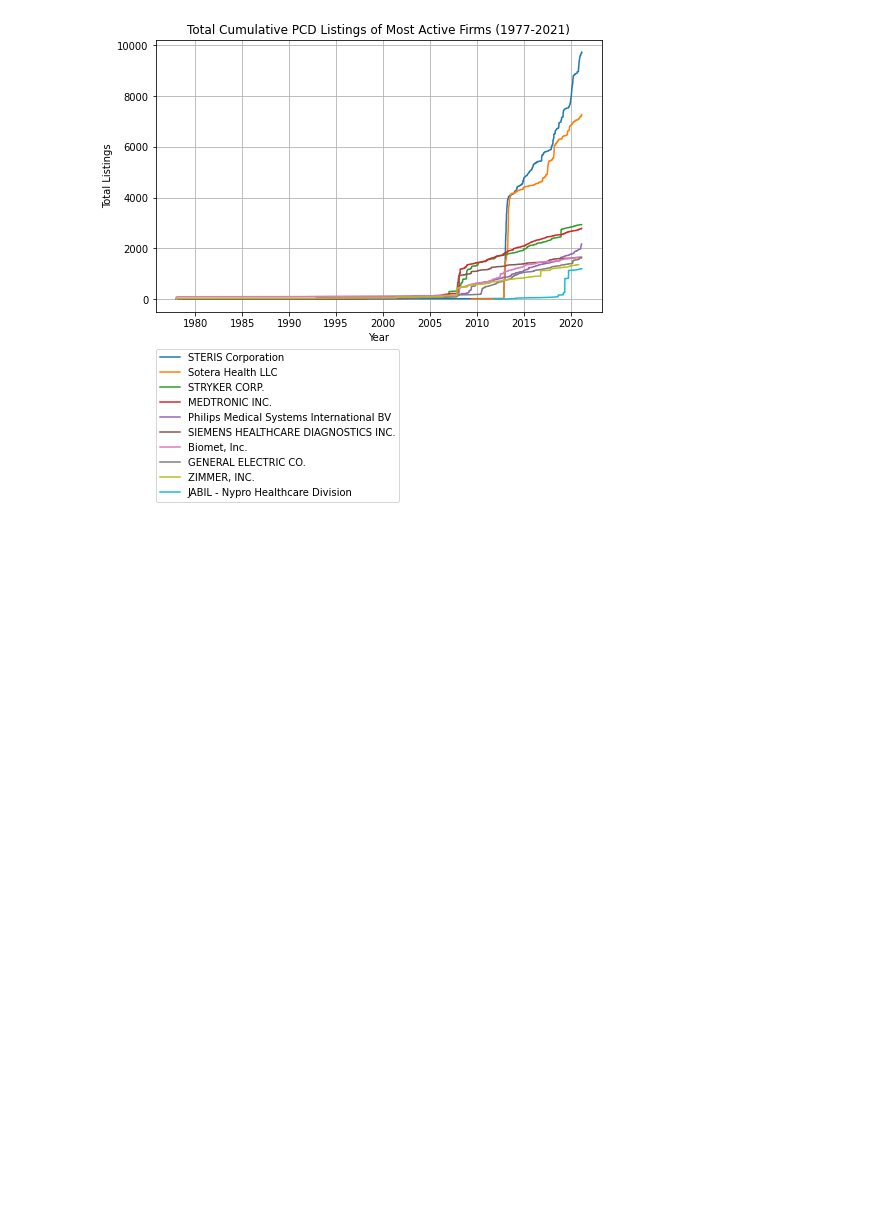
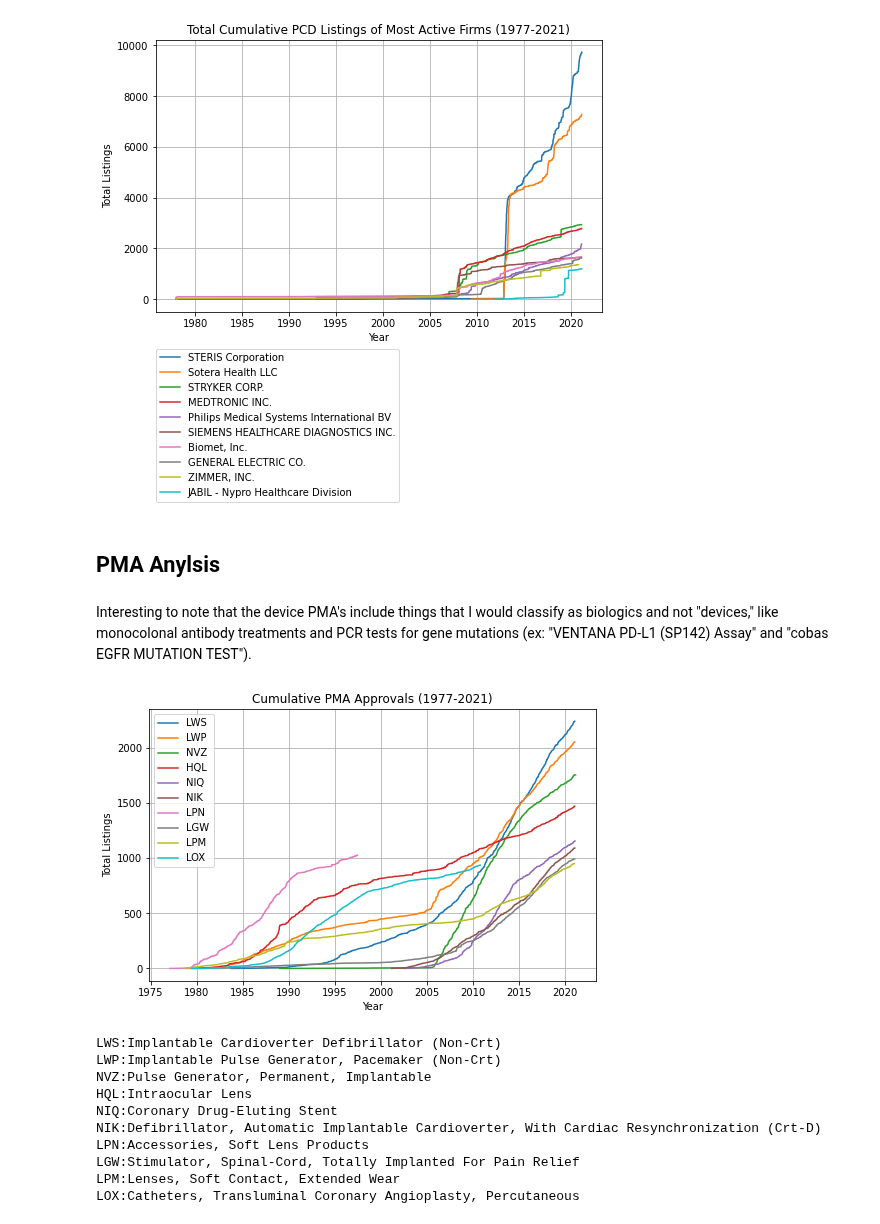
Before and after one commit to BriceB-20/Medical-Device-Project, a Jupyter notebook: Industry_Analysis.ipynb, the cells around one changed output. Saved outputs shown, nothing was run; the diff lists cells and outputs as text; code cells hidden in the pictures; blank space fills up the shorter version.

```diff
--- a/Industry_Analysis.ipynb
+++ b/Industry_Analysis.ipynb
@@ -279,3 +284,4 @@ raw_product_code = pd.read_csv("./Statistical Data/FDA Device Registration and L
 raw_pcd = pd.read_csv("/content/Listing_PCD.txt", sep = "|", encoding= "unicode_escape")
 raw_own_op = pd.read_csv("/content/Owner_Operator.txt", sep = "|", encoding= "unicode_escape")
 raw_product_code = pd.read_csv("/content/foiclass.txt", sep = "|", encoding= "unicode_escape")
+raw_pma = pd.read_csv("/content/pma.txt", sep = "|", encoding= "unicode_escape")
@@ -294,0 +288,12 @@ test
+# %%
+def print_device_code_key(code_list, raw_product_code=raw_product_code):
+        temp_code = raw_product_code.loc[raw_product_code["PRODUCTCODE"].isin(code_list)]
+        pcode = temp_code["PRODUCTCODE"].values
+        name = temp_code["DEVICENAME"].values
+
+        name_dict = {}
+        for i, code in enumerate(pcode):
+            name_dict[code] = name[i]
+
+        for code in code_list:
+            print("{}: {}".format(code, name_dict[code]))
@@ -442,3 +447,12 @@ pcd_activity_popular(full_pcd, "Total Cumulative PCD Listings of Most Active Fir
                      firm_data=True, raw_product_code=raw_product_code)
 # %% [output]
 [figure]
+# %% [markdown]
+## PMA Anylsis
+# %% [markdown]
+Interesting to note that the device PMA's include things that I would classify as biologics and not "devices," like monocolonal antibody treatments and PCR tests for gene mutations (ex: "VENTANA PD-L1 (SP142) Assay" and "cobas EGFR MUTATION TEST").
+# %%
+# Convertet new table to datetime
+pma = raw_pma
+pma["DATERECEIVED"] = pd.to_datetime(pma["DATERECEIVED"], format="%m/%d/%Y")
+pma["DECISIONDATE"] = pd.to_datetime(pma["DECISIONDATE"], format="%m/%d/%Y")
@@ -444,0 +502,16 @@ pcd_activity_popular(full_pcd, "Total Cumulative PCD Listings of Most Active Fir
+# %%
+pma_activity_popular(pma.loc[pma["DATERECEIVED"] > datetime(1977, 1, 1)],
+                     "Cumulative PMA Approvals (1977-2021)",
+                     firm_data=False)
+# %% [output]
+[figure, added]
+LWS:Implantable Cardioverter Defibrillator (Non-Crt)
+LWP:Implantable Pulse Generator, Pacemaker (Non-Crt)
+NVZ:Pulse Generator, Permanent, Implantable
+HQL:Intraocular Lens
+NIQ:Coronary Drug-Eluting Stent
+NIK:Defibrillator, Automatic Implantable Cardioverter, With Cardiac Resynchronization (Crt-D)
+LPN:Accessories, Soft Lens Products
+LGW:Stimulator, Spinal-Cord, Totally Implanted For Pain Relief
+LPM:Lenses, Soft Contact, Extended Wear
+LOX:Catheters, Transluminal Coronary Angioplasty, Percutaneous
```
Also changed, not shown: parts of 15 cells of this notebook.
